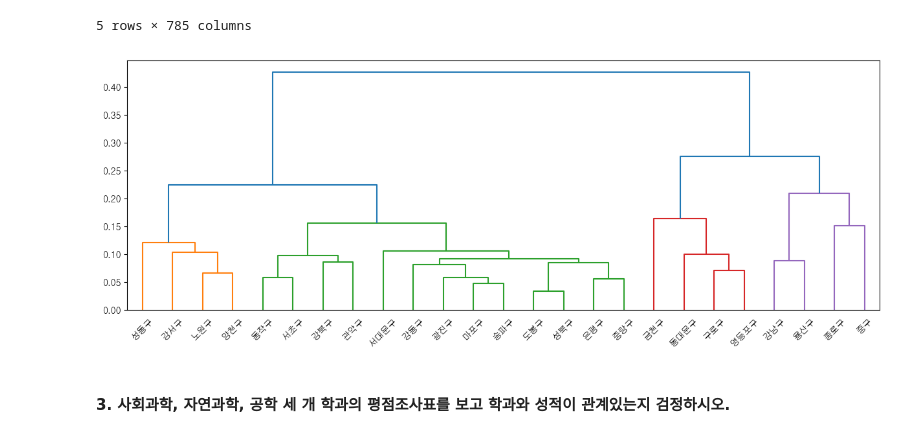
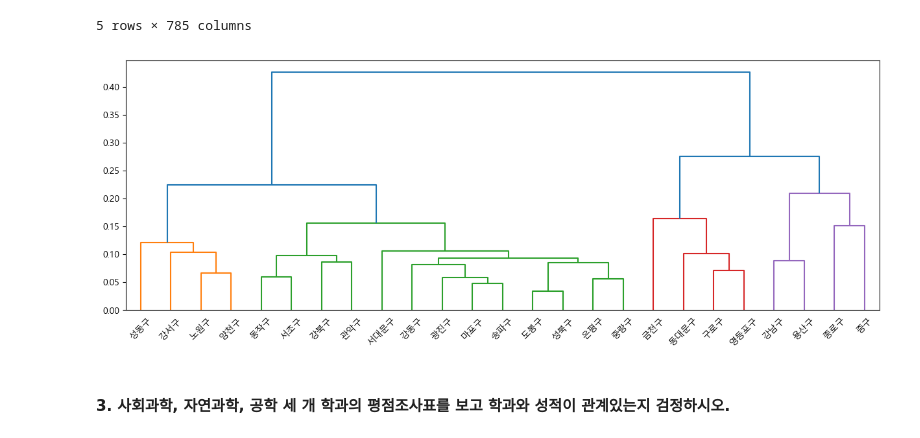
Before and after one commit to ADPclass/ADP_Python_upgrade, a Jupyter notebook: 최신 기출동형 모의고사/3회_머신러닝&통계분석.ipynb, the cells around one changed output. Drawn from its saved outputs; the diff is of its cells as text; code cells hidden in the pictures.

```diff
--- a/최신 기출동형 모의고사/3회_머신러닝&통계분석.ipynb
+++ b/최신 기출동형 모의고사/3회_머신러닝&통계분석.ipynb
@@ -352,19 +352,22 @@ acf_df.head()
 # %%
 import scipy.cluster.hierarchy as sch
 import matplotlib.pyplot as plt
 from matplotlib import font_manager, rc
-font_path ='C:/Windows/Fonts/NGULIM.TTF'
-font = font_manager.FontProperties(fname =font_path).get_name()
-rc('font', family =font)
+
+if platform.system() == 'Windows':
+    # 윈도우 11 포함 모든 윈도우 환경에서 가장 안정적임
+    plt.rc('font', family='Malgun Gothic')
+elif platform.system() == 'Darwin': # MacOS
+    plt.rc('font', family='AppleGothic')
 
 plt.figure(figsize=(15, 5))
 label = acf_df.index
 dend1=sch.linkage(acf_df, method ='average')
 cutoff =0.5 *max(dend1[:,2])
 dend_res1=sch.dendrogram(dend1, color_threshold=cutoff, labels=label)
 plt.show()
 # %% [output]
-[figure, old version]
+[figure, new version]
 # %% [markdown]
 #### 3. 사회과학, 자연과학, 공학 세 개 학과의 평점조사표를 보고 학과와 성적이 관계있는지 검정하시오.
 # %%
```
Also changed, not shown: parts of 5 cells of this notebook.
